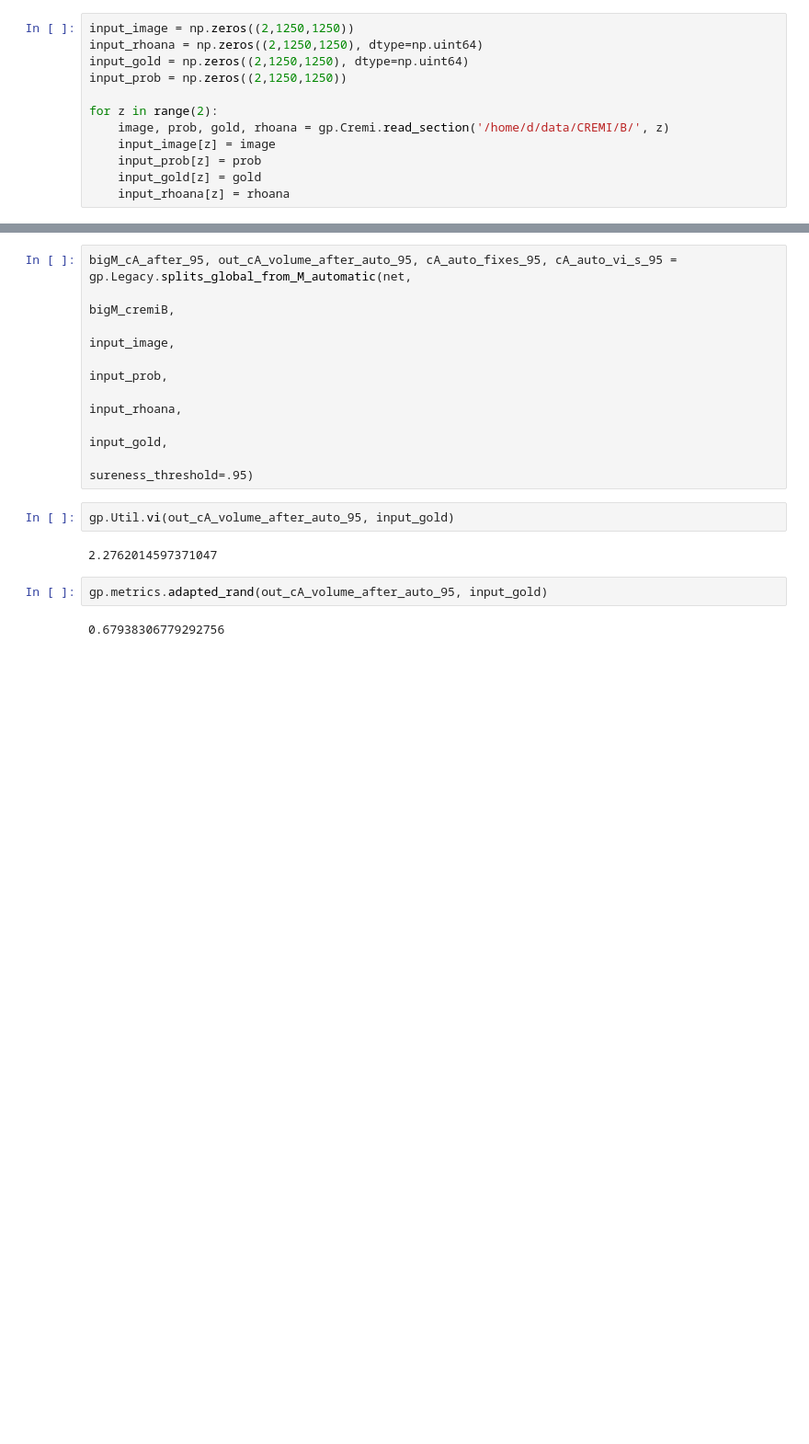
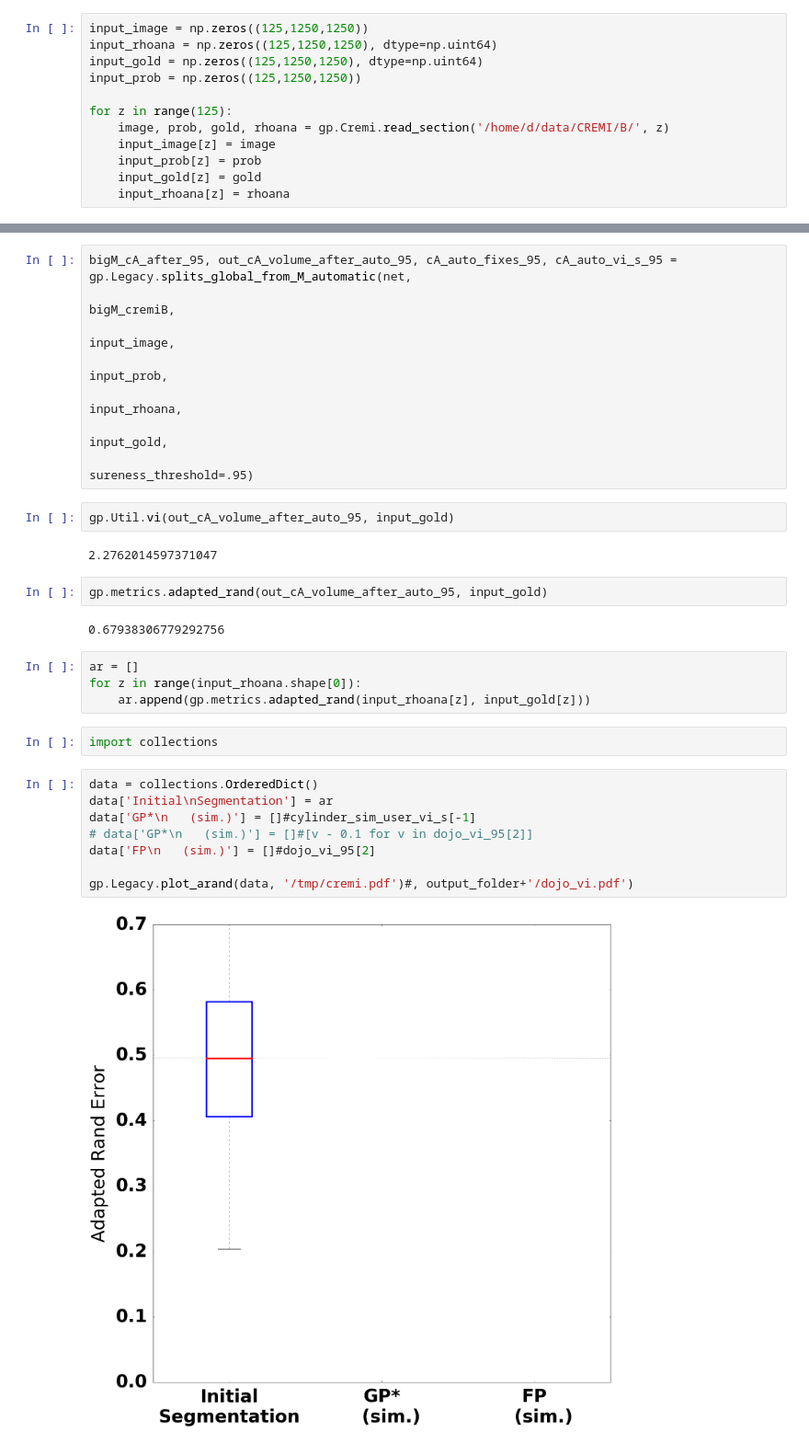
Before and after one commit to VCG/gp, a Jupyter notebook: ipy_test/IPMLB_cremiB.ipynb, the cells around one changed output, grey strips where cells are left out. Shown at 92% size. Cells and saved outputs as stored; diff of their text form; blank space fills up the shorter version.

```diff
--- a/ipy_test/IPMLB_cremiB.ipynb
+++ b/ipy_test/IPMLB_cremiB.ipynb
@@ -36,12 +36,12 @@ import mahotas as mh
 import numpy as np
 import tifffile as tif
 # %%
-input_image = np.zeros((2,1250,1250))
-input_rhoana = np.zeros((2,1250,1250), dtype=np.uint64)
-input_gold = np.zeros((2,1250,1250), dtype=np.uint64)
-input_prob = np.zeros((2,1250,1250))
+input_image = np.zeros((125,1250,1250))
+input_rhoana = np.zeros((125,1250,1250), dtype=np.uint64)
+input_gold = np.zeros((125,1250,1250), dtype=np.uint64)
+input_prob = np.zeros((125,1250,1250))
 
-for z in range(2):
+for z in range(125):
     image, prob, gold, rhoana = gp.Cremi.read_section('/home/d/data/CREMI/B/', z)
     input_image[z] = image
     input_prob[z] = prob
@@ -98,3 +113,19 @@ gp.Util.vi(out_cA_volume_after_auto_95, input_gold)
 gp.metrics.adapted_rand(out_cA_volume_after_auto_95, input_gold)
 # %% [output]
 0.67938306779292756
+# %%
+ar = []
+for z in range(input_rhoana.shape[0]):
+    ar.append(gp.metrics.adapted_rand(input_rhoana[z], input_gold[z]))
+# %%
+import collections
+# %%
+data = collections.OrderedDict()
+data['Initial\nSegmentation'] = ar
+data['GP*\n   (sim.)'] = []#cylinder_sim_user_vi_s[-1]
+# data['GP*\n   (sim.)'] = []#[v - 0.1 for v in dojo_vi_95[2]]
+data['FP\n   (sim.)'] = []#dojo_vi_95[2]
+
+gp.Legacy.plot_arand(data, '/tmp/cremi.pdf')#, output_folder+'/dojo_vi.pdf')
+# %% [output]
+[figure, added]
```
Also changed, not shown: parts of 1 cell of this notebook, 4 other files.
